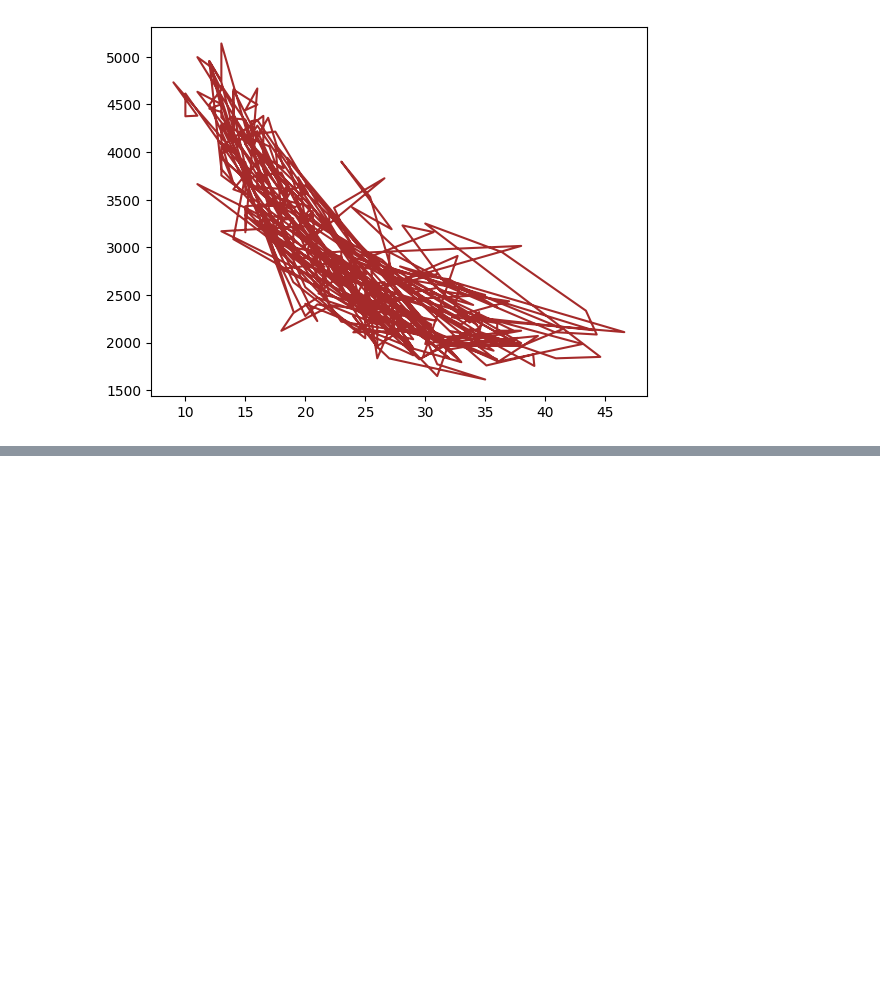
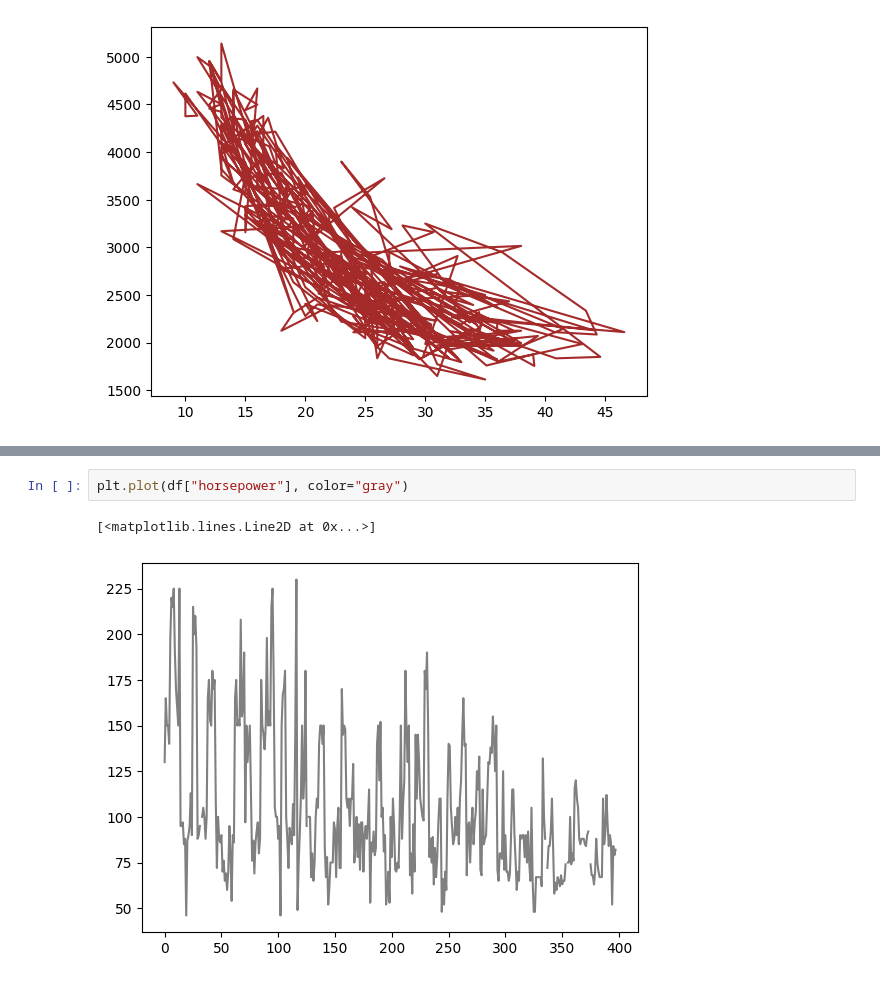
Before and after one commit to geershatisaxena/mpg-Data-Analysis, a Jupyter notebook: matplotlib.ipynb, the cells around one changed output, grey strips where cells are left out. Saved outputs shown, nothing was run; the diff lists cells and outputs as text; blank space fills up the shorter version.

```diff
--- a/matplotlib.ipynb
+++ b/matplotlib.ipynb
@@ -56,0 +62,5 @@ plt.plot(df["mpg"], df["weight"], color="brown")
+# %%
+plt.plot(df["horsepower"], color="gray")
+# %% [output]
+[<matplotlib.lines.Line2D at 0x...>]
+[figure, added]
```
Also changed, not shown: parts of 101 cells of this notebook.
